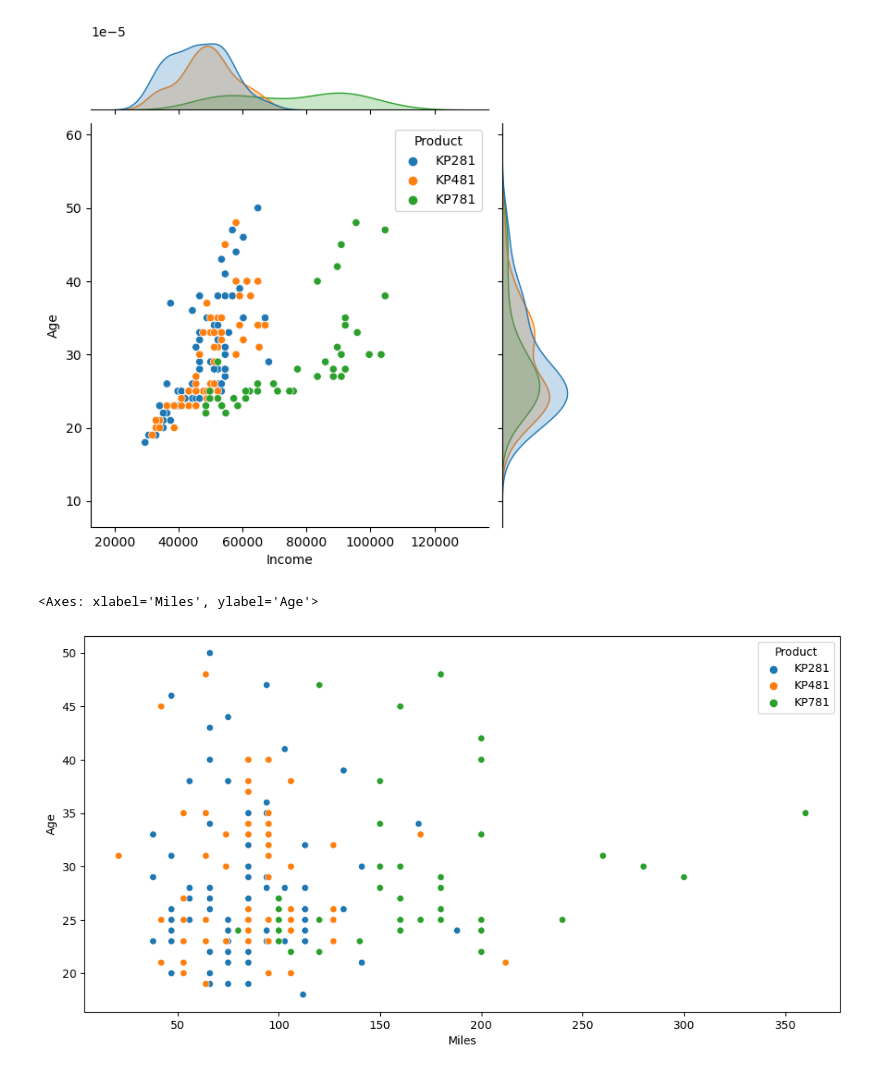
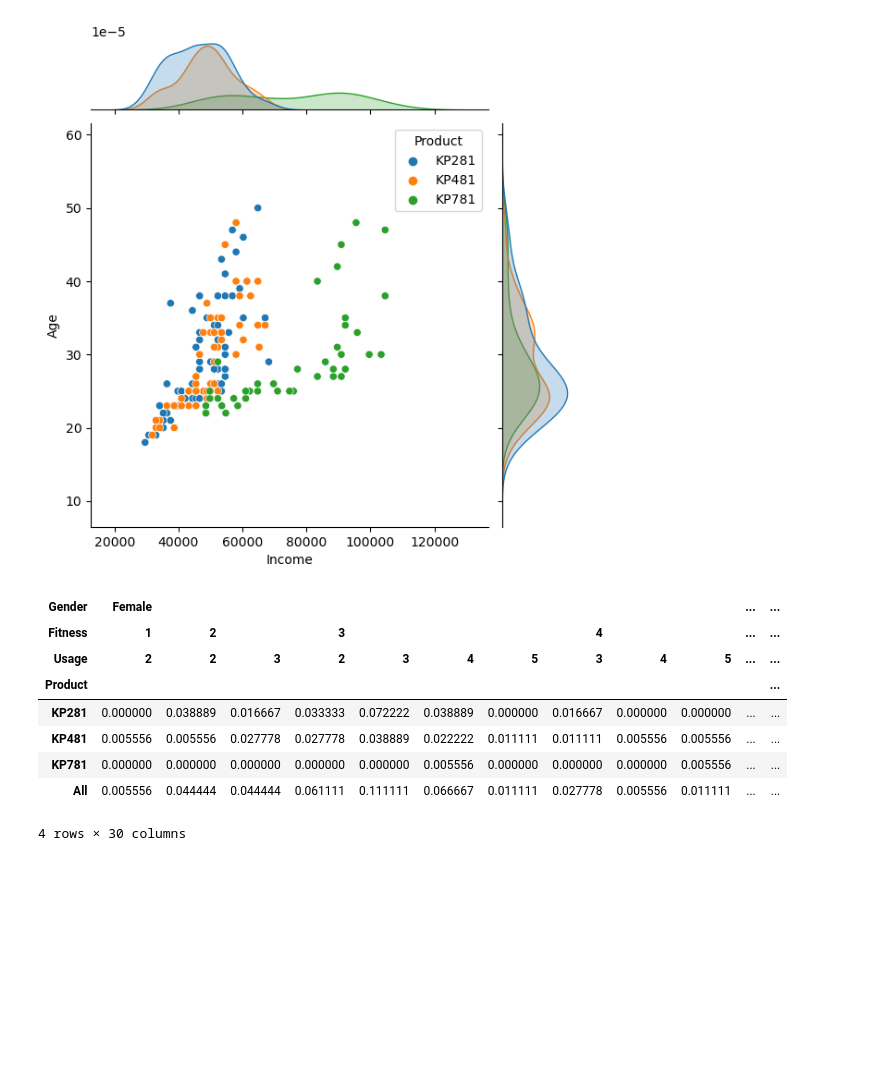
Before and after one commit to muthuganeshece/Business-Case-Study, a Jupyter notebook: Aerofit/Notebook/EDA.ipynb, the cells around one changed output. Cells and saved outputs as stored; diff of their text form; code cells hidden in the pictures; blank space fills up the shorter version.

```diff
--- a/Aerofit/Notebook/EDA.ipynb
+++ b/Aerofit/Notebook/EDA.ipynb
@@ -4,8 +4,8 @@ import pandas as pd
 import matplotlib.pyplot as plt
 import seaborn as sns
 # %%
-#raw_data = pd.read_csv(r'E:\Nextstep\Scaler\Business-Case-Study\Aerofit\Dataset\aerofit_treadmill.csv')
-raw_data = pd.read_csv(r'F:\Muthu_2023\Personal\NextStep\DSCourse\Scaler\Business-Case-Study\Aerofit\Dataset\aerofit_treadmill.csv')
+raw_data = pd.read_csv(r'E:\Nextstep\Scaler\Business-Case-Study\Aerofit\Dataset\aerofit_treadmill.csv')
+#raw_data = pd.read_csv(r'F:\Muthu_2023\Personal\NextStep\DSCourse\Scaler\Business-Case-Study\Aerofit\Dataset\aerofit_treadmill.csv')
 # %%
 raw_data.head()
 # %% [output]
@@ -222,8 +239,15 @@ sns.jointplot(data=raw_data, x = 'Income',  y='Age', hue = 'Product')
 # %% [output]
 <seaborn.axisgrid.JointGrid at 0x...>
 [figure]
-# %%
-sns.scatterplot(data=raw_data, x='Miles', y='Age', hue='Product')
-# %% [output]
-<Axes: xlabel='Miles', ylabel='Age'>
-[figure, removed]
+# %%
+pd.crosstab(raw_data['Product'], columns = [raw_data['Gender'], raw_data['Fitness'], raw_data['Usage']], margins=True, normalize=True)
+# %% [output]
+| Gender | Female |  |  |  |  |  |  |  |  |  | ... | ... |
+| Fitness | 1 | 2 |  | 3 |  |  |  | 4 |  |  | ... | ... |
+| Usage | 2 | 2 | 3 | 2 | 3 | 4 | 5 | 3 | 4 | 5 | ... | ... |
+| Product |  |  |  |  |  |  |  |  |  |  |  | ... |
+| KP281 | 0.000000 | 0.038889 | 0.016667 | 0.033333 | 0.072222 | 0.038889 | 0.000000 | 0.016667 | 0.000000 | 0.000000 | ... | ... |
+| KP481 | 0.005556 | 0.005556 | 0.027778 | 0.027778 | 0.038889 | 0.022222 | 0.011111 | 0.011111 | 0.005556 | 0.005556 | ... | ... |
+| KP781 | 0.000000 | 0.000000 | 0.000000 | 0.000000 | 0.000000 | 0.005556 | 0.000000 | 0.000000 | 0.000000 | 0.005556 | ... | ... |
+| All | 0.005556 | 0.044444 | 0.044444 | 0.061111 | 0.111111 | 0.066667 | 0.011111 | 0.027778 | 0.005556 | 0.011111 | ... | ... |
+4 rows × 30 columns
```
Also changed, not shown: parts of 5 cells of this notebook.
